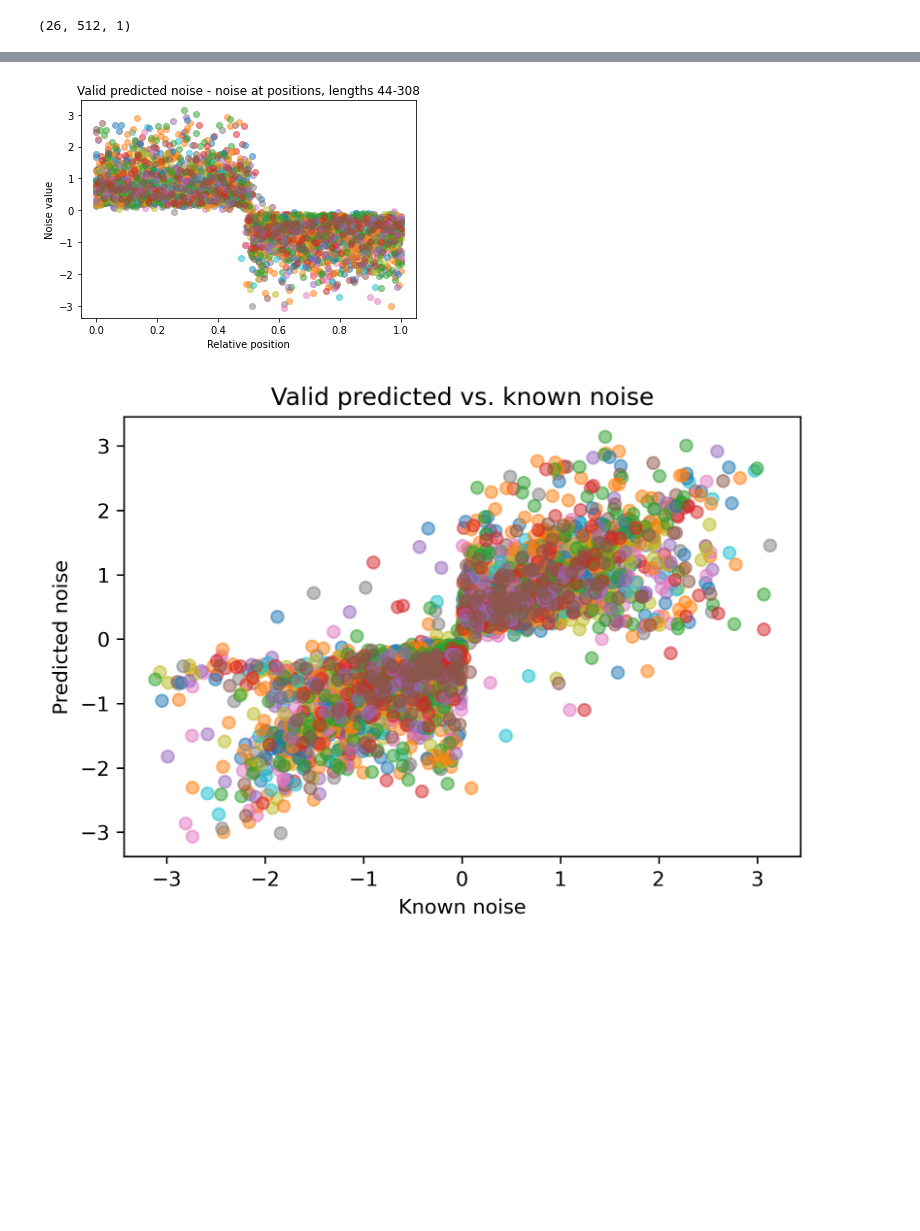
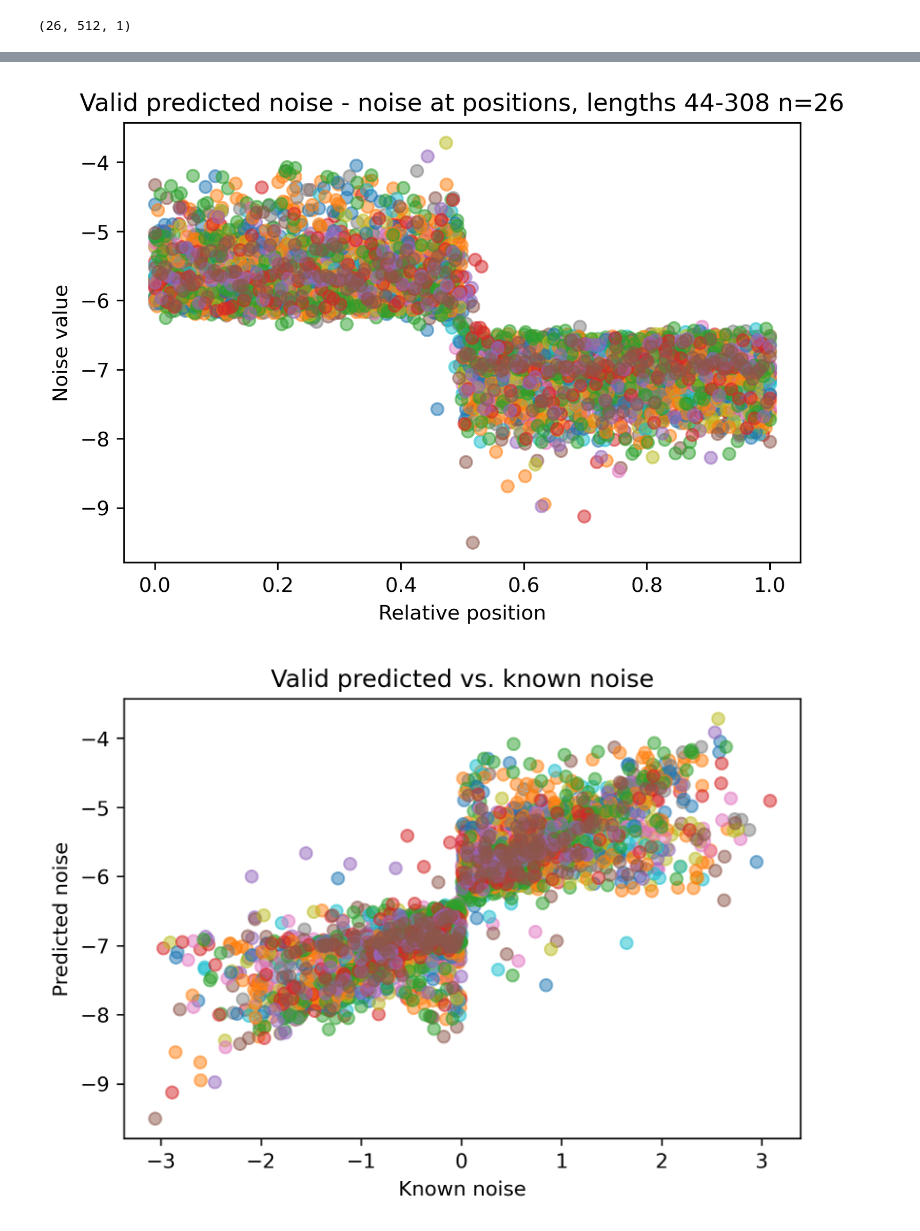
Before and after one commit to microsoft/foldingdiff, a Jupyter notebook: jupyter/positional_embedding_test.ipynb, the cells around one changed output, grey strips where cells are left out. Drawn from its saved outputs; the diff is of its cells as text; code cells hidden in the pictures; blank space fills up the shorter version.

```diff
--- a/jupyter/positional_embedding_test.ipynb
+++ b/jupyter/positional_embedding_test.ipynb
@@ -54,6 +22,7 @@ import torch
 # %%
-epoch = 1999
-with open(f"/home/t-kevinwu/projects/protein_diffusion/models_overfitted/results/valid_preds/{epoch}_preds.json") as source:
+MODEL_DIR = "/home/t-kevinwu/projects/protein_diffusion/models_temp/synnoise"
+epoch = 1444
+with open(f"{MODEL_DIR}/valid_preds/{epoch}_preds.json") as source:
     valid_preds = json.load(source)
     for k, v in valid_preds.items():
         valid_preds[k] = np.array(v)
@@ -71,7 +52,7 @@ valid_preds['known_noise'].shape
 # %%
 # Validate the true noise behaves as designed
 def plot_by_position(preds, attn_mask, title_prefix:str=""):
-    fig, ax = plt.subplots()
+    fig, ax = plt.subplots(dpi=300)
     lengths = []
     for mat, mask in zip(preds, attn_mask):
         mat = mat.squeeze()
@@ -80,7 +61,7 @@ def plot_by_position(preds, attn_mask, title_prefix:str=""):
         ax.scatter(pos, vals, alpha=0.5)
         lengths.append(len(vals))
 
-    title = "noise at positions, lengths {}-{}".format(min(lengths), max(lengths))
+    title = "noise at positions, lengths {}-{} n={}".format(min(lengths), max(lengths), len(lengths))
     if title_prefix:
         title = ' - '.join([title_prefix.strip(), title])
     ax.set(
@@ -90,5 +71,5 @@ def plot_by_position(preds, attn_mask, title_prefix:str=""):
     )
     return fig
 
-plot_by_position(valid_preds['known_noise'], valid_preds['attn_mask'], title_prefix="Valid known noise").show()
+plot_by_position(valid_preds['known_noise'], ~valid_preds['attn_mask'], title_prefix="Valid known noise").show()
 # %% [output]
@@ -96,12 +77,12 @@ plot_by_position(valid_preds['known_noise'], valid_preds['attn_mask'], title_pre
 # %%
 # Plot predicted noise
-plot_by_position(valid_preds['predicted_noise'], valid_preds['attn_mask'], title_prefix="Valid predicted noise").show()
+plot_by_position(valid_preds['predicted_noise'], ~valid_preds['attn_mask'], title_prefix="Valid predicted noise").show()
 # %% [output]
-[figure, old version]
+[figure, new version]
 # %%
 def plot_scatter(preds, title:str):
     fig, ax = plt.subplots(dpi=300)
-    for truth, preds, mask in zip(valid_preds['known_noise'], valid_preds['predicted_noise'], valid_preds['attn_mask']):
+    for truth, preds, mask in zip(valid_preds['known_noise'], valid_preds['predicted_noise'], ~valid_preds['attn_mask']):
         truth = truth.squeeze()[np.where(mask)]
         preds = preds.squeeze()[np.where(mask)]
         ax.scatter(truth, preds, alpha=0.5)
@@ -115,4 +96,4 @@ def plot_scatter(preds, title:str):
 
 plot_scatter(valid_preds, title="Valid predicted vs. known noise").show()
 # %% [output]
-[figure, old version]
+[figure, new version]
```
Also changed, not shown: parts of 6 cells of this notebook.
